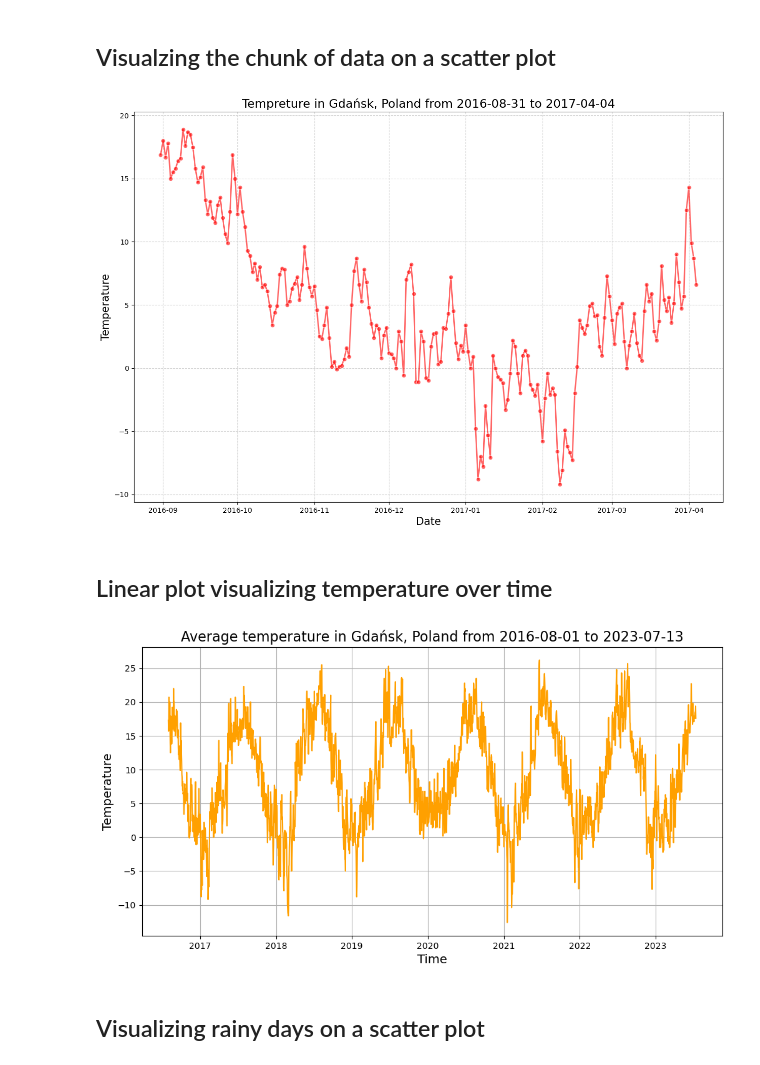
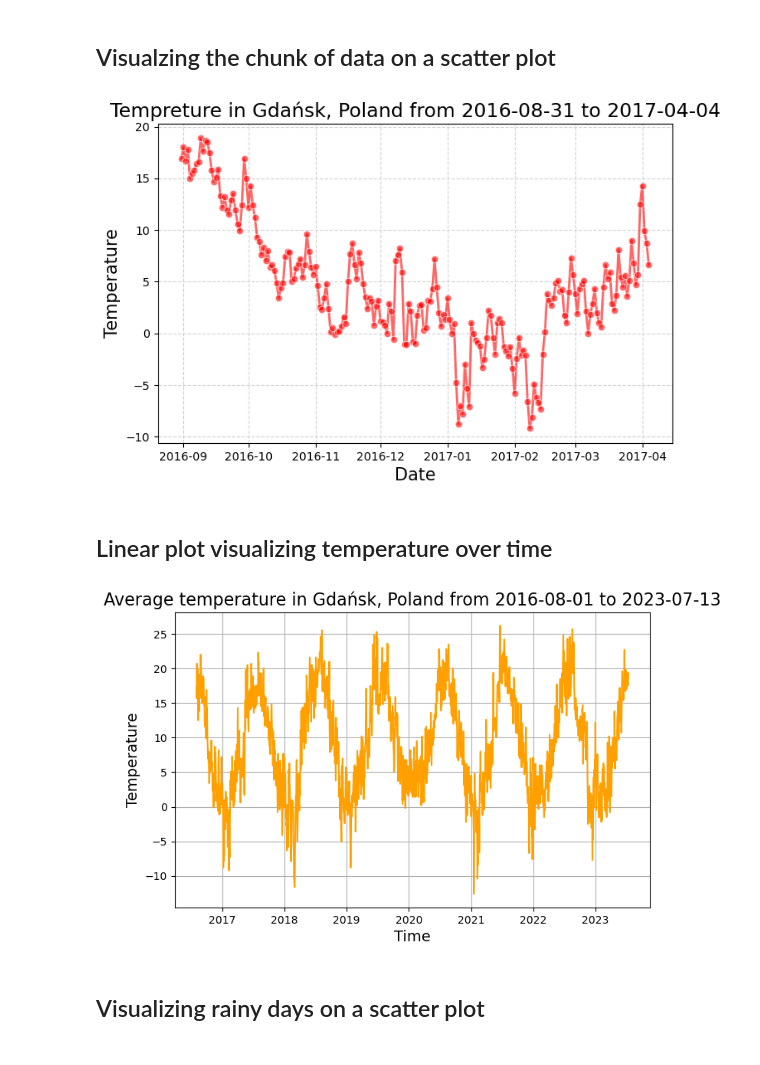
Before and after one commit to ODondalski/WeatherPatterns, a Jupyter notebook: weather.ipynb, the cells around one changed output. Saved outputs shown, nothing was run; the diff lists cells and outputs as text; code cells hidden in the pictures.

```diff
--- a/weather.ipynb
+++ b/weather.ipynb
@@ -108,19 +108,19 @@ def chunk_date_data(start_date: 'str', end_date: 'str') -> 'pandas.core.series.S
 ## Visualzing the chunk of data on a scatter plot
 # %%
 data_chunk = chunk_date_data(start_date='2016-08-31', end_date='2017-04-04')
-plt.figure(figsize=(15, 10))
+plt.figure(figsize=(8, 5))
 sns.lineplot(x=data_chunk['datetime'], y=data_chunk['temp'], color='red', alpha=0.6, linewidth=2, marker='o')
 plt.grid(linestyle='--', color='lightgray')
 plt.xlabel('Date', fontsize=15)
 plt.ylabel('Temperature', fontsize=15)
 plt.title(f"Tempreture in Gdańsk, Poland from {data_chunk['datetime'].min()} to {data_chunk['datetime'].max()}", fontsize=17)
 plt.show()
 # %% [output]
-[figure, old version]
+[figure, new version]
-# %% [markdown]
-## Linear plot visualizing temperature over time
+# %% [markdown]
+## Linear plot visualizing temperature over time
 # %%
-plt.figure(figsize=(12, 6))
+plt.figure(figsize=(8, 5))
 sns.lineplot(x=data['datetime'], y=data['temp'], color='#FFA000')
 plt.title(f"Average temperature in Gdańsk, Poland from {data['datetime'].min()} to {data['datetime'].max()}", fontsize=16)
 plt.xlabel('Time', fontsize=14)
@@ -128,7 +128,7 @@ plt.ylabel('Temperature', fontsize=14)
 plt.grid()
 plt.show()
 # %% [output]
-[figure, old version]
+[figure, new version]
 # %% [markdown]
 ## Visualizing rainy days on a scatter plot
 # %%
```
Also changed, not shown: parts of 21 cells of this notebook.
